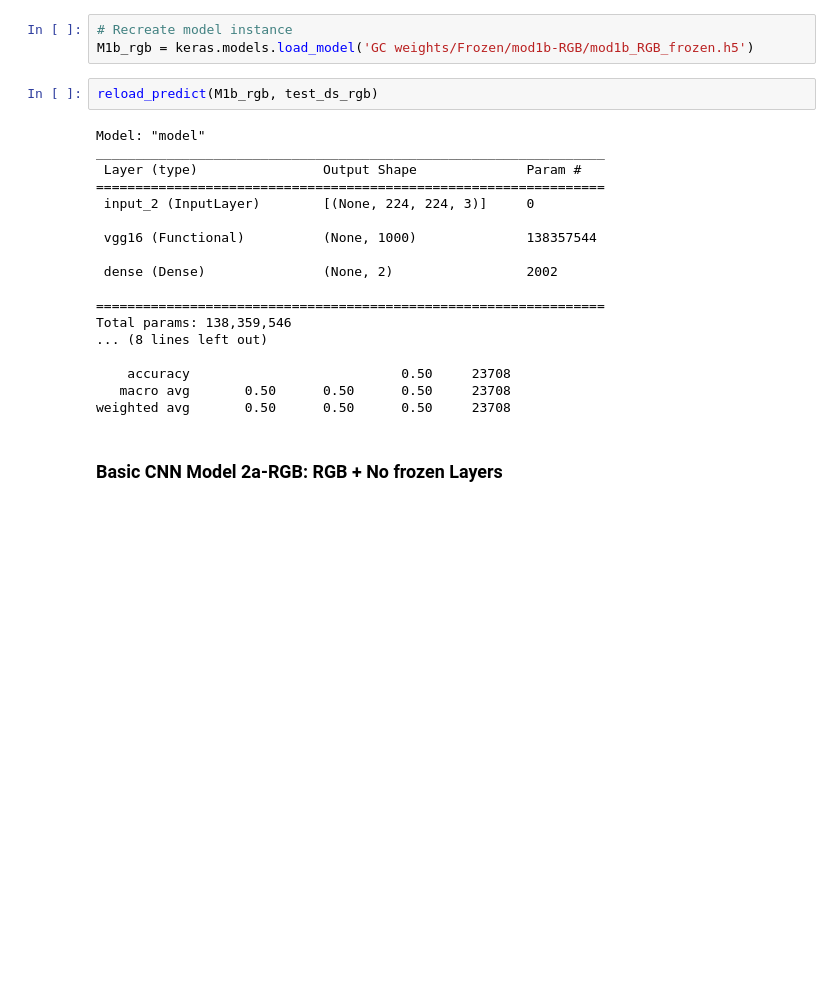
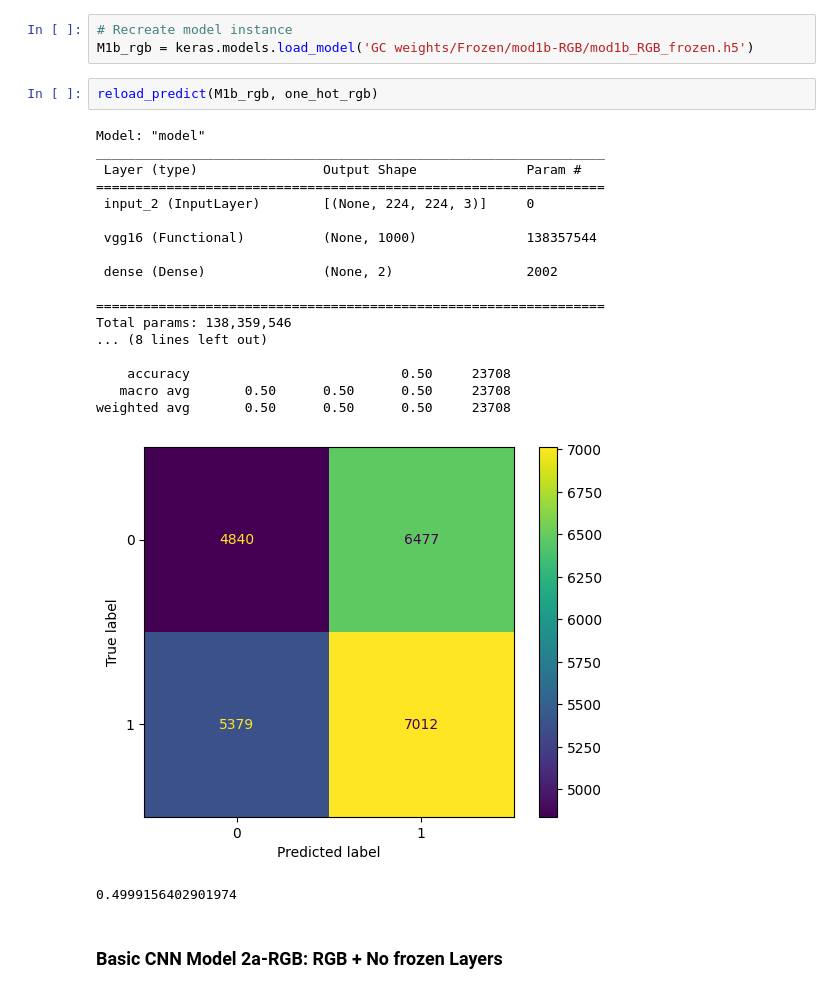
Before and after one commit to PatrickKudo/gender_image_classification, a Jupyter notebook: Test Set Evaluation - Gender Classification models.ipynb, the cells around one changed output. Drawn from its saved outputs; the diff is of its cells as text; blank space fills up the shorter version.

```diff
--- a/Test Set Evaluation - Gender Classification models.ipynb
+++ b/Test Set Evaluation - Gender Classification models.ipynb
@@ -124,25 +136,27 @@ weighted avg       0.50      0.51      0.50     23708
 # Recreate model instance
 M1b_rgb = keras.models.load_model('GC weights/Frozen/mod1b-RGB/mod1b_RGB_frozen.h5')
 # %%
-reload_predict(M1b_rgb, test_ds_rgb)
+reload_predict(M1b_rgb, one_hot_rgb)
 # %% [output]
 Model: "model"
 _________________________________________________________________
  Layer (type)                Output Shape              Param #
 =================================================================
  input_2 (InputLayer)        [(None, 224, 224, 3)]     0
 
  vgg16 (Functional)          (None, 1000)              138357544
 
  dense (Dense)               (None, 2)                 2002
 
 =================================================================
 Total params: 138,359,546
 ... (8 lines left out)
 
     accuracy                           0.50     23708
    macro avg       0.50      0.50      0.50     23708
 weighted avg       0.50      0.50      0.50     23708
+[figure, added]
+0.4999156402901974
 # %% [markdown]
 ### Basic CNN Model 2a-RGB: RGB + No frozen Layers
 # %% [markdown]
```
Also changed, not shown: parts of 8 cells of this notebook.
